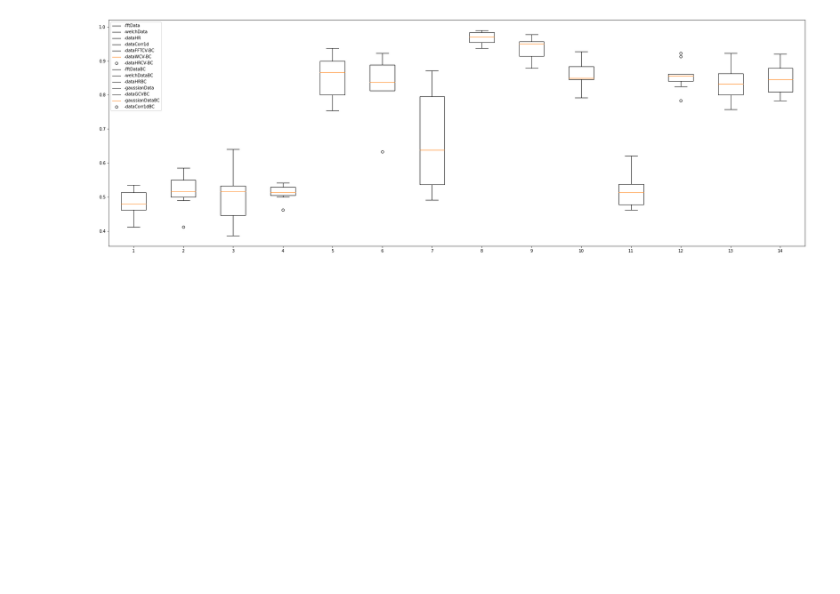
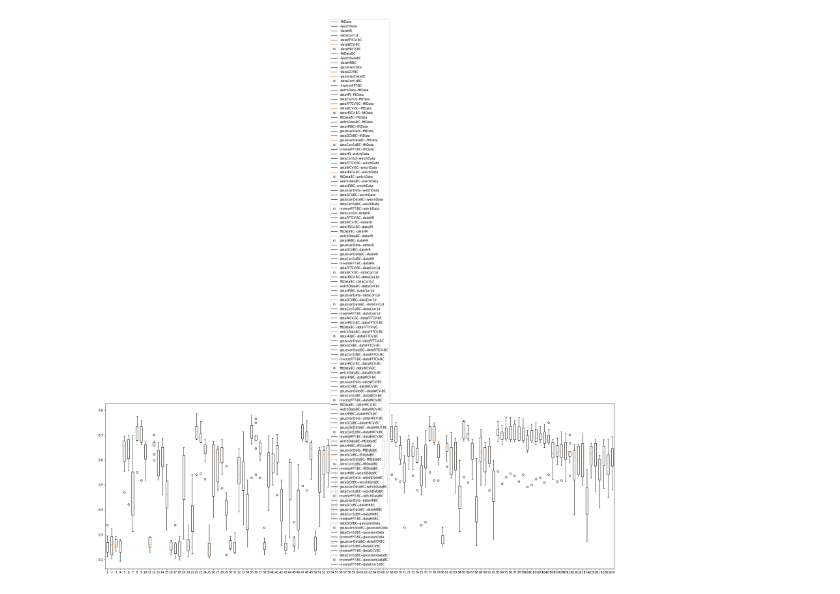
Before and after one commit to JuliaAlmaLuna/InnerSpeechEEGDecoding, a Jupyter notebook: makeTables.ipynb, the cells around one changed output. Saved outputs shown, nothing was run; the diff lists cells and outputs as text; code cells hidden in the pictures; blank space fills up the shorter version.

```diff
--- a/makeTables.ipynb
+++ b/makeTables.ipynb
@@ -302,32 +302,32 @@ display(table)
 # %%
 import matplotlib.pyplot as plt
 # ordeTopAverage = np.array(np.argsort(comboAverage, axis=1)/(len(combinationList))*len(dataF),dtype=int)
 # print(ordeTopAverage)
 # print(len(combinationList))
 # print(len(dataF))
 # print(len(topPerFeature))
 # print(len(combinationList)/len(dataF))
 #print(ordeTopAverage)
 
 #np.sort(topPerFeature, axis=1)
 #np.argsort(comboAverage, axis=1)
 #sortA = np.argsort(topPerFeature, axis = 1)
-if len(nameArray) < 48:
+if len(nameArray) < 200:
     plt.figure(figsize=[30,10])
     plt.boxplot(topPerFeature[1:])
     plt.legend(nameArray)
     print("")
 # else:
 #     plt.figure(figsize=[30,10])
 #     fig, ax = plt.subplots(figsize=[30,10])
 #     plt.margins(y=1.5)
 #     ax.set_ylim([np.min(topPerFeature[1:,ordeTopAverage[0][:topAmount]])-0.3,1])
 #     plt.boxplot(topPerFeature[1:,ordeTopAverage[0][:topAmount]])
 #     plt.legend(nameArray[ordeTopAverage[0][-topAmount:]])
 #     plt.title(f"Best {topAmount} feature combos by average accuracy over subjects")
 #     print(nameArray[ordeTopAverage[0][-topAmount:]])
 # %% [output]
-[figure, old version]
+[figure, new version]
 # %%
 print("Top ten highest accuracies")
 
```
Also changed, not shown: parts of 9 cells of this notebook, 24 other files.
